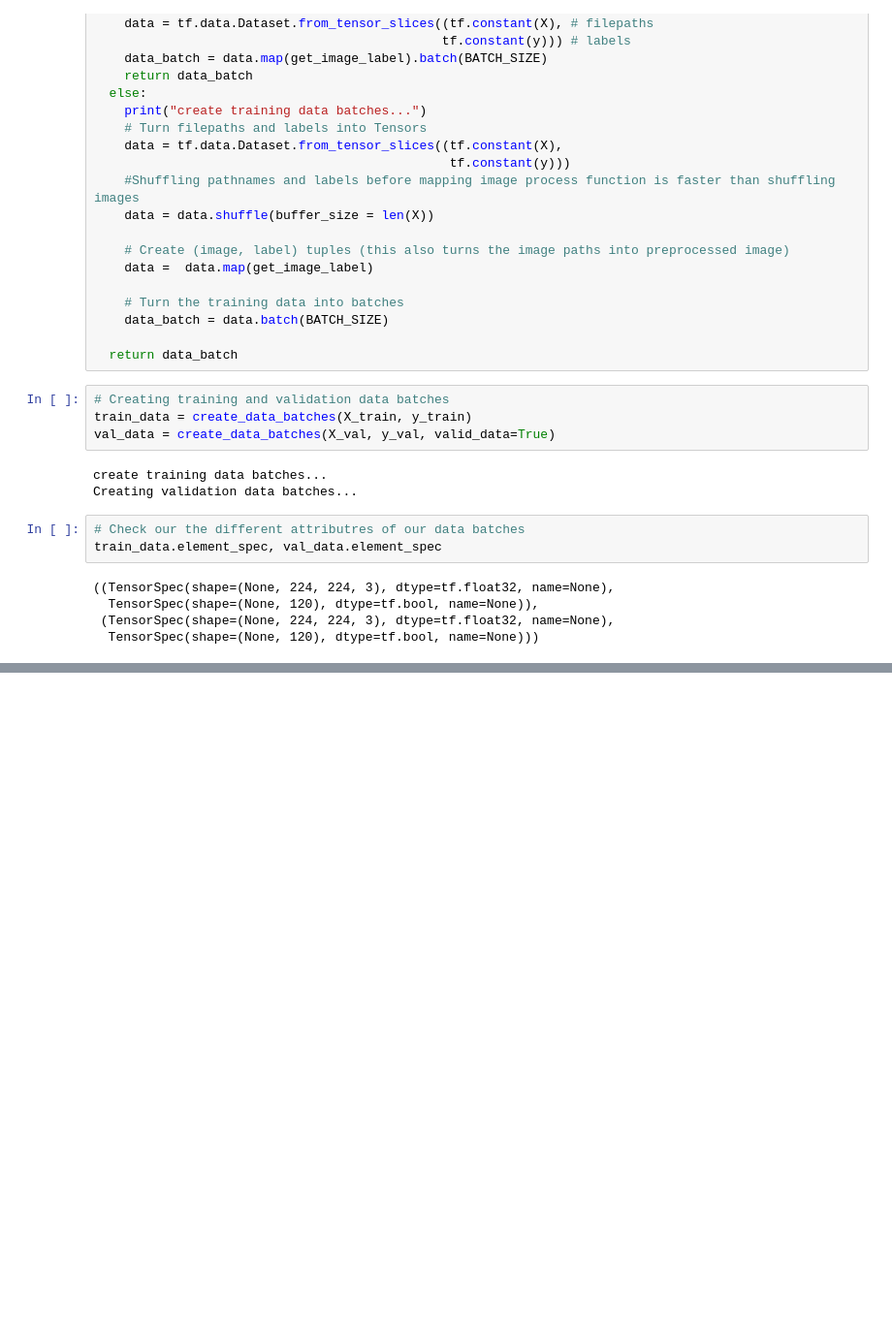
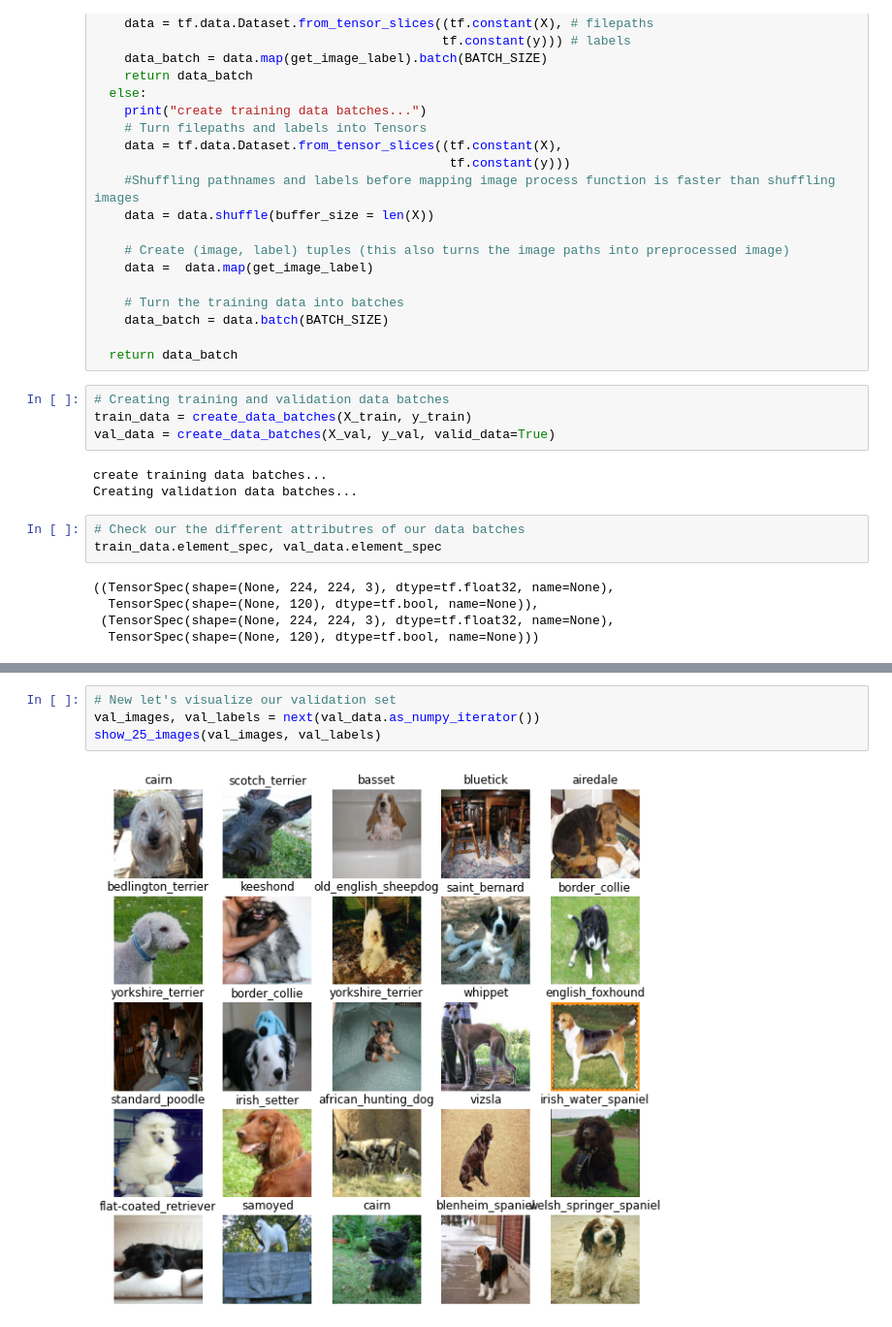
Before and after one commit to 21Ovi/Dog-Vision-with-TensorFlow, a Jupyter notebook: dog_vision.ipynb, the cells around one changed output, grey strips where cells are left out. Shown at 97% size. Drawn from its saved outputs; the diff is of its cells as text; blank space fills up the shorter version.

```diff
--- a/dog_vision.ipynb
+++ b/dog_vision.ipynb
@@ -446,0 +495,6 @@ train_data.element_spec, val_data.element_spec
+# %%
+# New let's visualize our validation set
+val_images, val_labels = next(val_data.as_numpy_iterator())
+show_25_images(val_images, val_labels)
+# %% [output]
+[figure, added]
```
Also changed, not shown: parts of 4 cells of this notebook.
